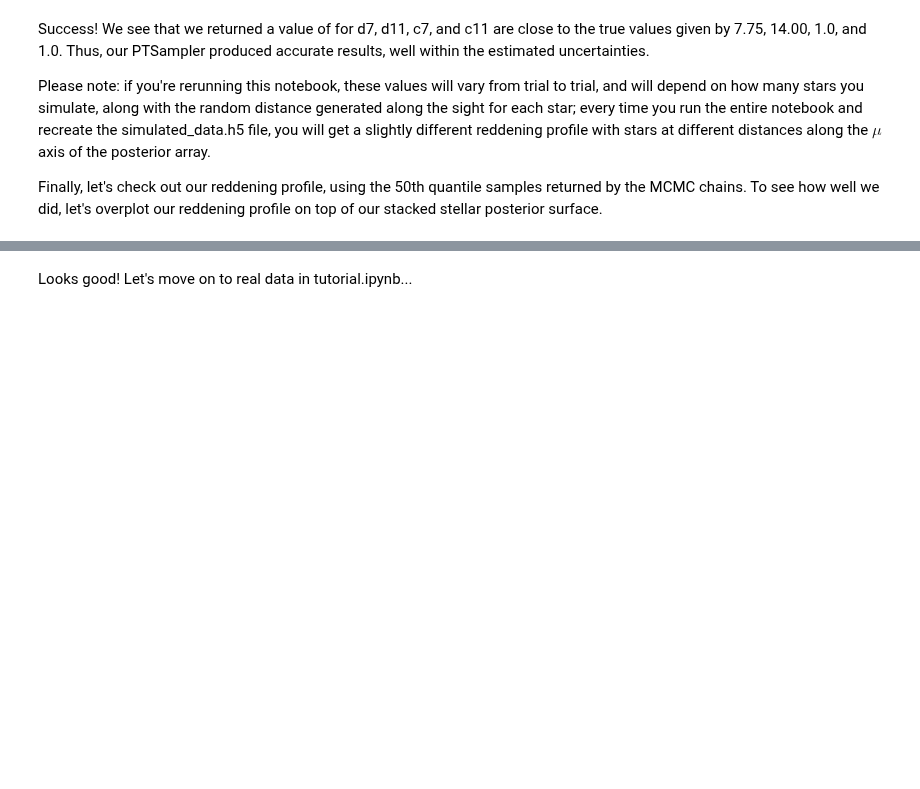
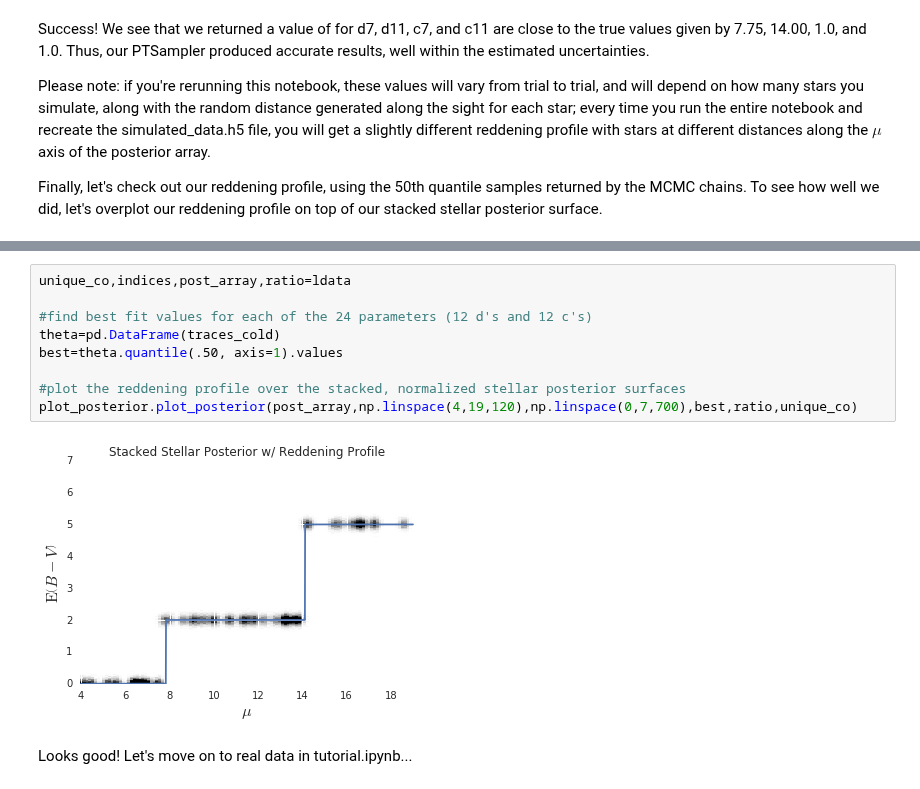
Before and after one commit to catherinezucker/dustcurve, a Jupyter notebook: model.ipynb, the cells around one changed output, grey strips where cells are left out. Saved outputs shown, nothing was run; the diff lists cells and outputs as text; blank space fills up the shorter version.

```diff
--- a/model.ipynb
+++ b/model.ipynb
@@ -300,2 +257,13 @@ plot_posterior(post_array,np.linspace(4,19,120),np.linspace(0,7,700),best,ratio,
+# %%
+unique_co,indices,post_array,ratio=ldata
+
+#find best fit values for each of the 24 parameters (12 d's and 12 c's)
+theta=pd.DataFrame(traces_cold)
+best=theta.quantile(.50, axis=1).values
+
+#plot the reddening profile over the stacked, normalized stellar posterior surfaces
+plot_posterior.plot_posterior(post_array,np.linspace(4,19,120),np.linspace(0,7,700),best,ratio,unique_co)
+# %% [output]
+[figure, added]
 # %% [markdown]
 Looks good! Let's move on to real data in tutorial.ipynb...
```
Also changed, not shown: parts of 3 cells of this notebook.
